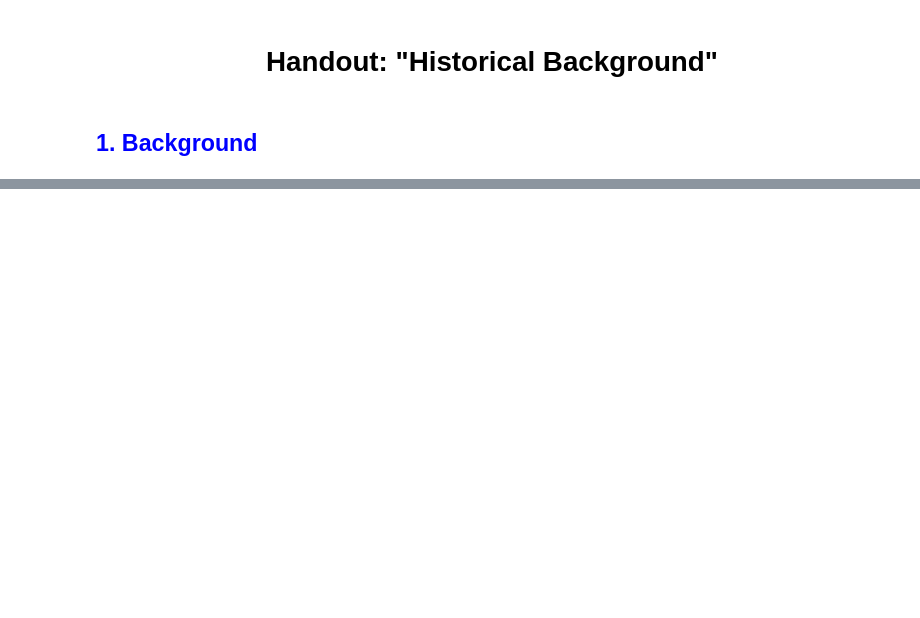
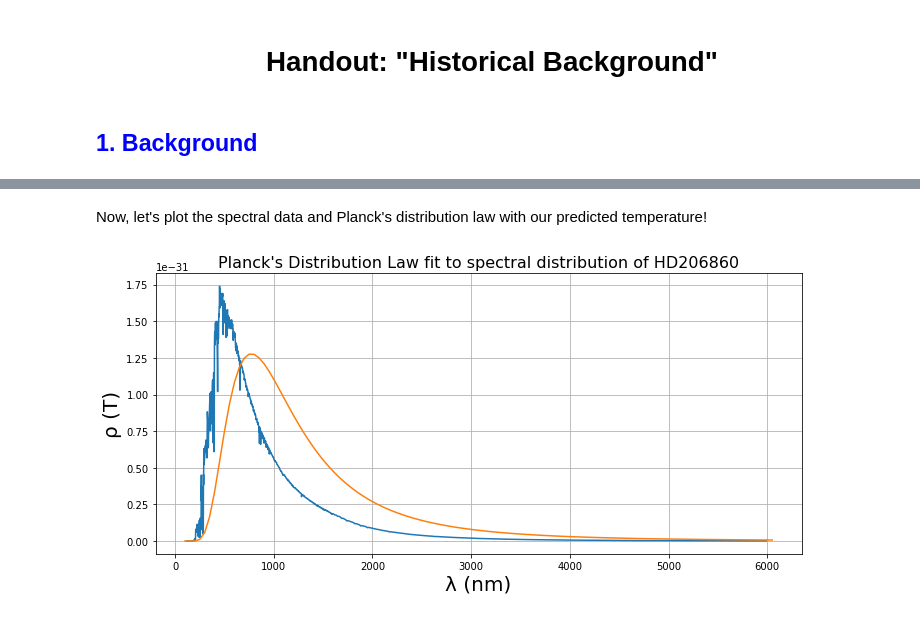
Before and after one commit to sokolov-group/jupyter_handouts, a Jupyter notebook: 04_historical_background/04_historical_background.ipynb, the cells around one changed output, grey strips where cells are left out. Drawn from its saved outputs; the diff is of its cells as text; code cells hidden in the pictures; blank space fills up the shorter version.

```diff
--- a/04_historical_background/04_historical_background.ipynb
+++ b/04_historical_background/04_historical_background.ipynb
@@ -65,0 +203,17 @@ Now, go back and try choosing a different value of $n$!
+# %% [markdown]
+Now, let's plot the spectral data and Planck's distribution law with our predicted temperature!
+# %%
+# Calculate new y-values with fitted temperature
+fit_p_energy_values = plancks_law(la,pred_T)
+
+# Set up graph and plot
+plt.figure(figsize=(10,5))
+plt.plot(x_values, y_values)
+plt.plot(la, fit_p_energy_values)
+plt.xlabel('λ (nm)', fontsize=20)
+plt.ylabel('ρ (T)', fontsize=20)
+plt.title('Planck\'s Distribution Law fit to spectral distribution of %s' % starname, fontsize=16)
+plt.tight_layout()
+plt.grid()
+# %% [output]
+[figure, added]
```
Also changed, not shown: parts of 48 cells of this notebook, 6 other files.
